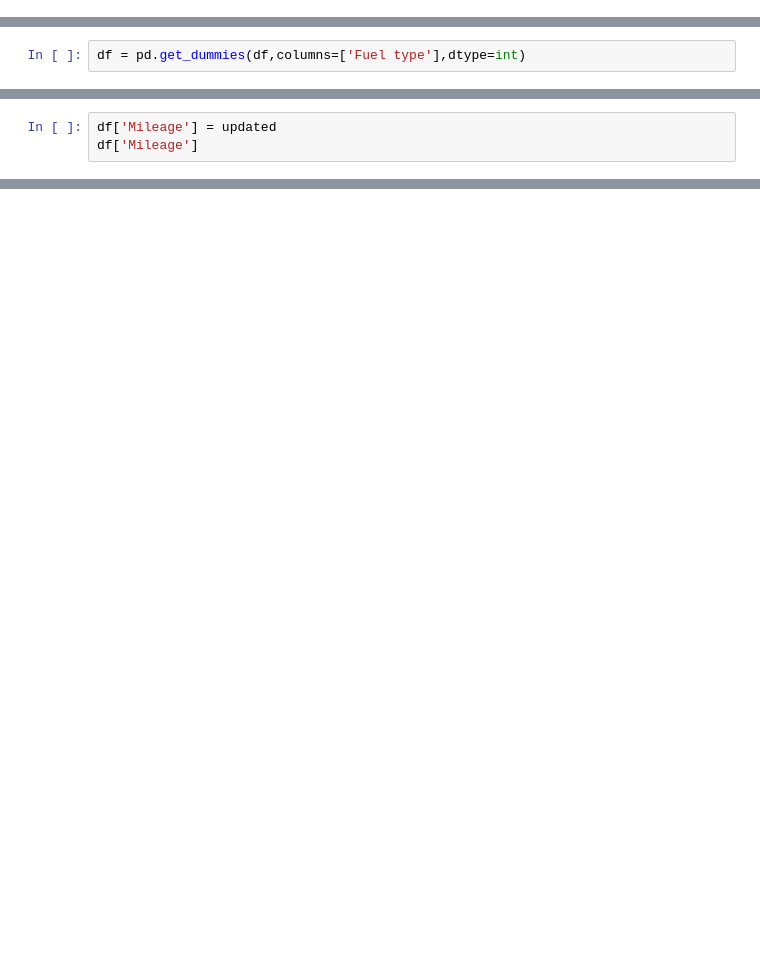
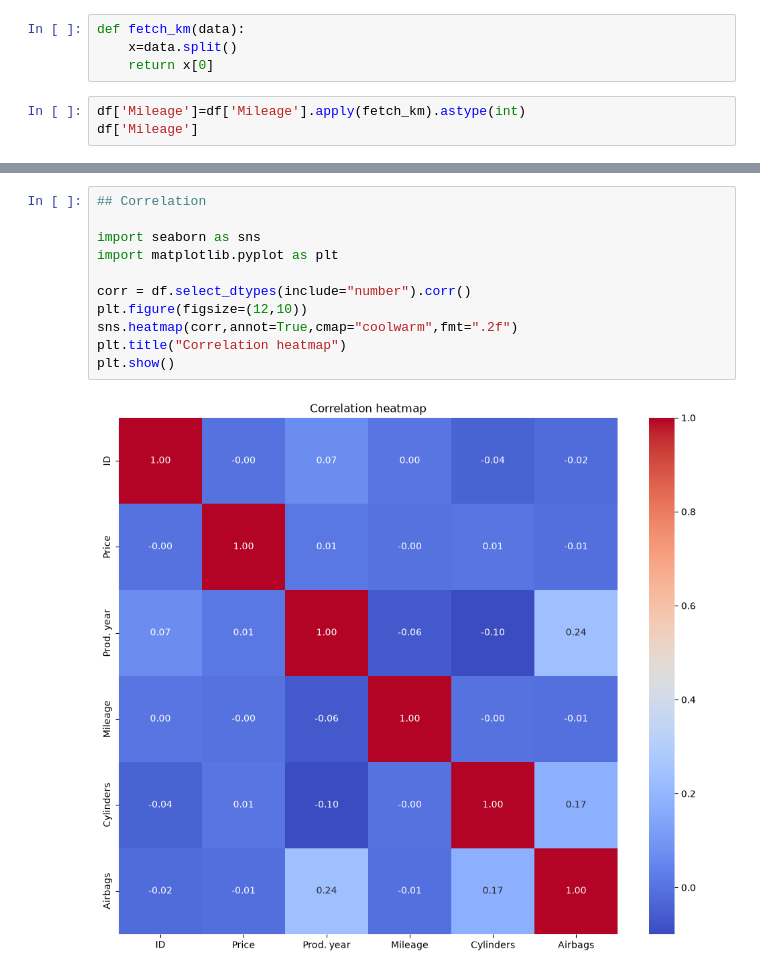
Before and after one commit to Jyotsna2468/Machine-Learning, a Jupyter notebook: PROJECT/Car Price Prediction.ipynb, the cells around one changed output, grey strips where cells are left out. Saved outputs shown, nothing was run; the diff lists cells and outputs as text; blank space fills up the shorter version.

```diff
--- a/PROJECT/Car Price Prediction.ipynb
+++ b/PROJECT/Car Price Prediction.ipynb
@@ -16,0 +34,7 @@ df.head()
+# %%
+def fetch_km(data):
+    x=data.split()
+    return x[0]
+# %%
+df['Mileage']=df['Mileage'].apply(fetch_km).astype(int)
+df['Mileage']
@@ -77,2 +109,0 @@ df.shape
-# %%
-df = pd.get_dummies(df,columns=['Fuel type'],dtype=int)
@@ -104,3 +109,0 @@ updated
-# %%
-df['Mileage'] = updated
-df['Mileage']
@@ -332,0 +125,13 @@ dict_items([('Logistic', LogisticRegression()), ('DecisionTree', DecisionTreeReg
+# %%
+## Correlation
+
+import seaborn as sns
+import matplotlib.pyplot as plt
+
+corr = df.select_dtypes(include="number").corr()
+plt.figure(figsize=(12,10))
+sns.heatmap(corr,annot=True,cmap="coolwarm",fmt=".2f")
+plt.title("Correlation heatmap")
+plt.show()
+# %% [output]
+[figure, added]
```
Also changed, not shown: parts of 85 cells of this notebook, 3 other files.
